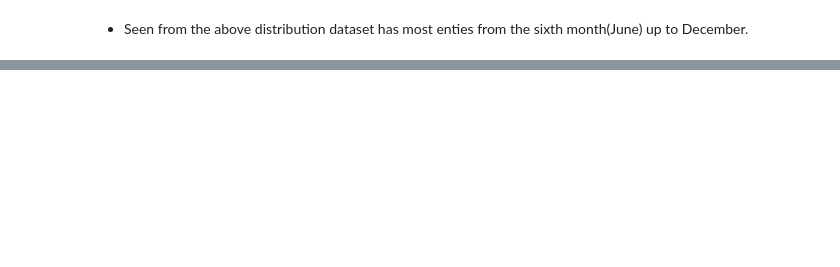
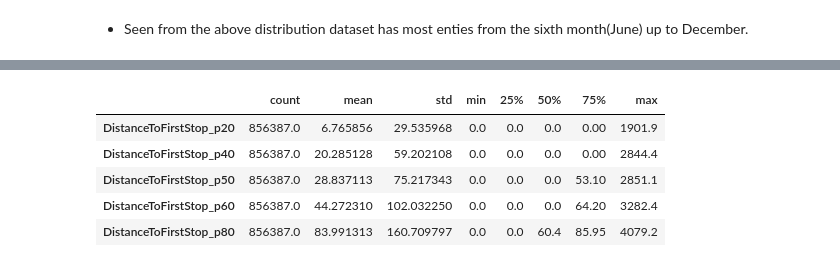
Before and after one commit to spliichx/traffic-congestion, a Jupyter notebook: traffic.ipynb, the cells around one changed output, grey strips where cells are left out. Saved outputs shown, nothing was run; the diff lists cells and outputs as text; code cells hidden in the pictures; blank space fills up the shorter version.

```diff
--- a/traffic.ipynb
+++ b/traffic.ipynb
@@ -196,0 +207,11 @@ val.set_ylim(0, max(sizes) * 1.15)
+# %%
+# Descriptive statistics of the "•Distance to first stop"
+train[['DistanceToFirstStop_p20','DistanceToFirstStop_p40', 'DistanceToFirstStop_p50','DistanceToFirstStop_p60',
+ 'DistanceToFirstStop_p80']].describe().T
+# %% [output]
+|  | count | mean | std | min | 25% | 50% | 75% | max |
+| DistanceToFirstStop_p20 | 856387.0 | 6.765856 | 29.535968 | 0.0 | 0.0 | 0.0 | 0.00 | 1901.9 |
+| DistanceToFirstStop_p40 | 856387.0 | 20.285128 | 59.202108 | 0.0 | 0.0 | 0.0 | 0.00 | 2844.4 |
+| DistanceToFirstStop_p50 | 856387.0 | 28.837113 | 75.217343 | 0.0 | 0.0 | 0.0 | 53.10 | 2851.1 |
+| DistanceToFirstStop_p60 | 856387.0 | 44.272310 | 102.032250 | 0.0 | 0.0 | 0.0 | 64.20 | 3282.4 |
+| DistanceToFirstStop_p80 | 856387.0 | 83.991313 | 160.709797 | 0.0 | 0.0 | 60.4 | 85.95 | 4079.2 |
```
Also changed, not shown: parts of 19 cells of this notebook.
